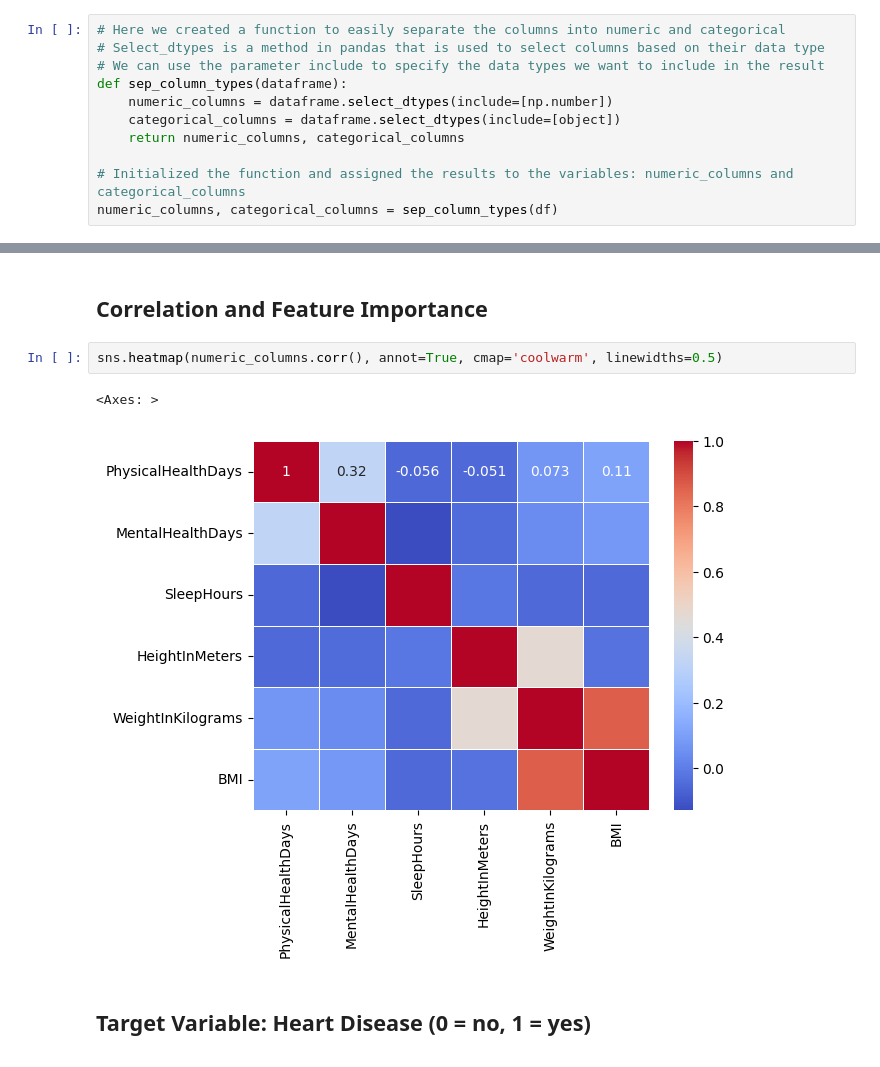
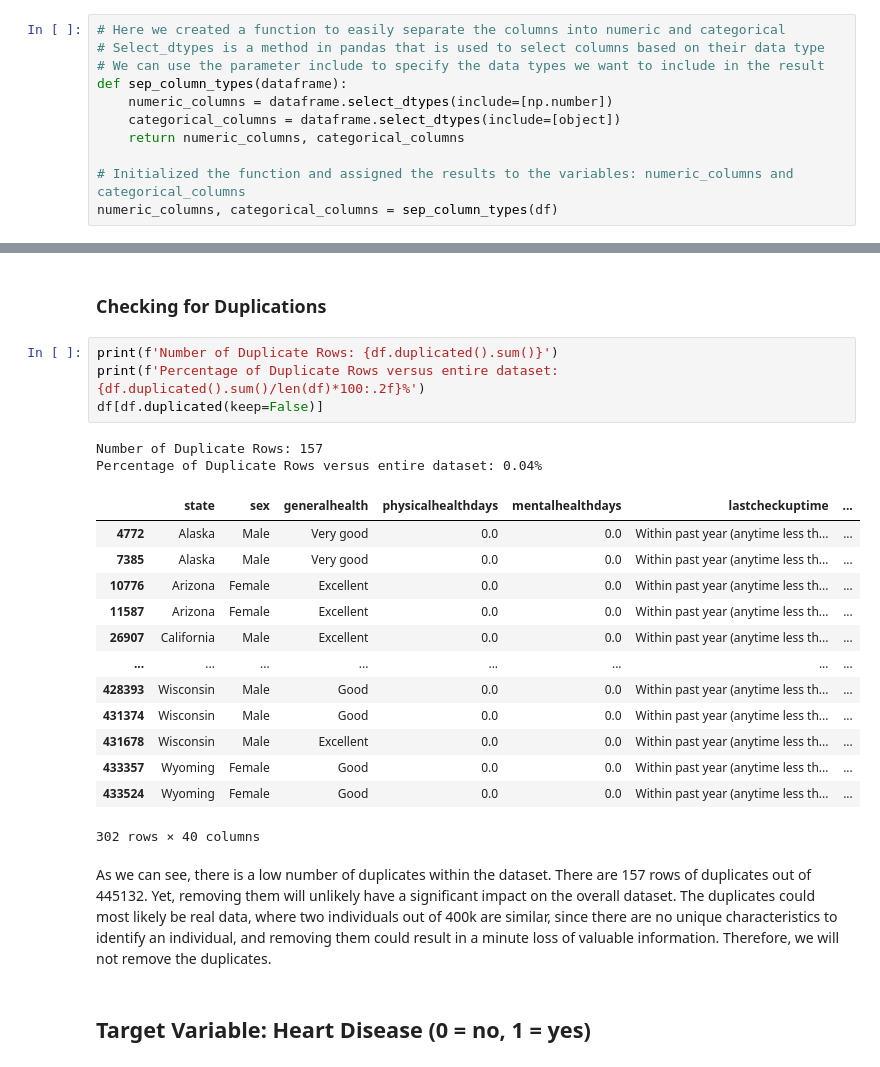
Before and after one commit to theCodeCS/heart_disease_predictor, a Jupyter notebook: heart_disease_predictor/heart_disease.ipynb, the cells around one changed output, grey strips where cells are left out. Drawn from its saved outputs; the diff is of its cells as text.

```diff
--- a/heart_disease_predictor/heart_disease.ipynb
+++ b/heart_disease_predictor/heart_disease.ipynb
@@ -170,12 +306,29 @@ Index(['State', 'Sex', 'GeneralHealth', 'LastCheckupTime',
       dtype='object')
 40
-# %% [markdown]
-## Correlation and Feature Importance
-# %%
-sns.heatmap(numeric_columns.corr(), annot=True, cmap='coolwarm', linewidths=0.5)
-# %% [output]
-<Axes: >
-[figure, removed]
+# %% [markdown]
+### Checking for Duplications
+# %%
+print(f'Number of Duplicate Rows: {df.duplicated().sum()}')
+print(f'Percentage of Duplicate Rows versus entire dataset: {df.duplicated().sum()/len(df)*100:.2f}%')
+df[df.duplicated(keep=False)]
+# %% [output]
+Number of Duplicate Rows: 157
+Percentage of Duplicate Rows versus entire dataset: 0.04%
+|  | state | sex | generalhealth | physicalhealthdays | mentalhealthdays | lastcheckuptime | ... |
+| 4772 | Alaska | Male | Very good | 0.0 | 0.0 | Within past year (anytime less th... | ... |
+| 7385 | Alaska | Male | Very good | 0.0 | 0.0 | Within past year (anytime less th... | ... |
+| 10776 | Arizona | Female | Excellent | 0.0 | 0.0 | Within past year (anytime less th... | ... |
+| 11587 | Arizona | Female | Excellent | 0.0 | 0.0 | Within past year (anytime less th... | ... |
+| 26907 | California | Male | Excellent | 0.0 | 0.0 | Within past year (anytime less th... | ... |
+| ... | ... | ... | ... | ... | ... | ... | ... |
+| 428393 | Wisconsin | Male | Good | 0.0 | 0.0 | Within past year (anytime less th... | ... |
+| 431374 | Wisconsin | Male | Good | 0.0 | 0.0 | Within past year (anytime less th... | ... |
+| 431678 | Wisconsin | Male | Excellent | 0.0 | 0.0 | Within past year (anytime less th... | ... |
+| 433357 | Wyoming | Female | Good | 0.0 | 0.0 | Within past year (anytime less th... | ... |
+| 433524 | Wyoming | Female | Good | 0.0 | 0.0 | Within past year (anytime less th... | ... |
+302 rows × 40 columns
+# %% [markdown]
+As we can see, there is a low number of duplicates within the dataset. There are 157 rows of duplicates out of 445132. Yet, removing them will unlikely have a significant impact on the overall dataset. The duplicates could most likely be real data, where two individuals out of 400k are similar, since there are no unique characteristics to identify an individual, and removing them could result in a minute loss of valuable information. Therefore, we will not remove the duplicates.
 # %% [markdown]
 ## Target Variable: Heart Disease (0 = no, 1 = yes)
 # %%
```
Also changed, not shown: parts of 19 cells of this notebook.
